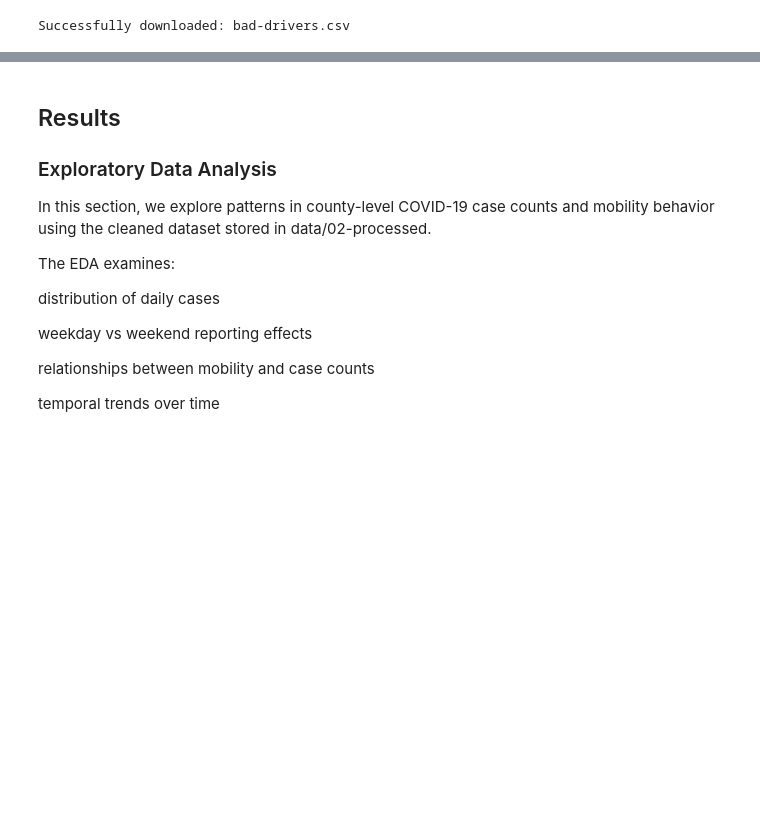
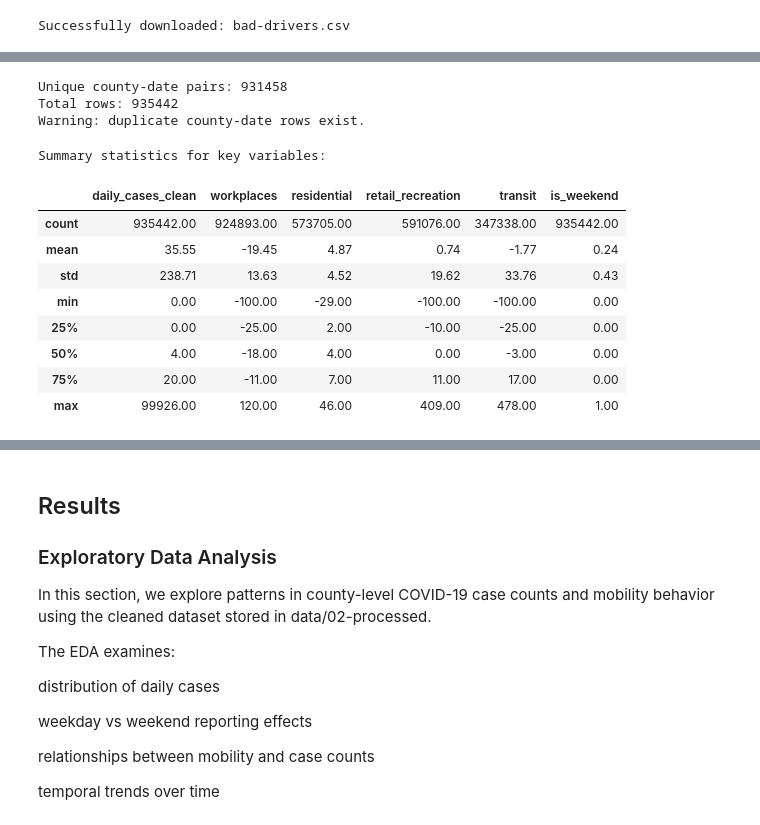
Before and after one commit to COGS108/Group007_WI26, a Jupyter notebook: 02-EDACheckpoint.ipynb, the cells around one changed output, grey strips where cells are left out. Cells and saved outputs as stored; diff of their text form; code cells hidden in the pictures; blank space fills up the shorter version.

```diff
--- a/02-EDACheckpoint.ipynb
+++ b/02-EDACheckpoint.ipynb
@@ -104,0 +280,30 @@ Instructions: REPLACE the contents of this cell and the one below with your work
+# %%
+# Verify tidy - one row per county per date
+unique_pairs = df_clean.drop_duplicates(subset=['date', 'fips']).shape[0]
+total_rows = df_clean.shape[0]
+print('Unique county-date pairs:', unique_pairs)
+print('Total rows:', total_rows)
+if unique_pairs == total_rows:
+    print('Dataset is tidy - one row per county per date.')
+else:
+    print('Warning: duplicate county-date rows exist.')
+# %% [output]
+Unique county-date pairs: 931458
+Total rows: 935442
+Warning: duplicate county-date rows exist.
+# %%
+# Summary statistics for key variables
+key_cols = ['daily_cases_clean', 'workplaces', 'residential', 'retail_recreation', 'transit', 'is_weekend']
+print('Summary statistics for key variables:')
+df_clean[key_cols].describe().round(2)
+# %% [output]
+Summary statistics for key variables:
+|  | daily_cases_clean | workplaces | residential | retail_recreation | transit | is_weekend |
+| count | 935442.00 | 924893.00 | 573705.00 | 591076.00 | 347338.00 | 935442.00 |
+| mean | 35.55 | -19.45 | 4.87 | 0.74 | -1.77 | 0.24 |
+| std | 238.71 | 13.63 | 4.52 | 19.62 | 33.76 | 0.43 |
+| min | 0.00 | -100.00 | -29.00 | -100.00 | -100.00 | 0.00 |
+| 25% | 0.00 | -25.00 | 2.00 | -10.00 | -25.00 | 0.00 |
+| 50% | 4.00 | -18.00 | 4.00 | 0.00 | -3.00 | 0.00 |
+| 75% | 20.00 | -11.00 | 7.00 | 11.00 | 17.00 | 0.00 |
+| max | 99926.00 | 120.00 | 46.00 | 409.00 | 478.00 | 1.00 |
```
Also changed, not shown: parts of 16 cells of this notebook.
